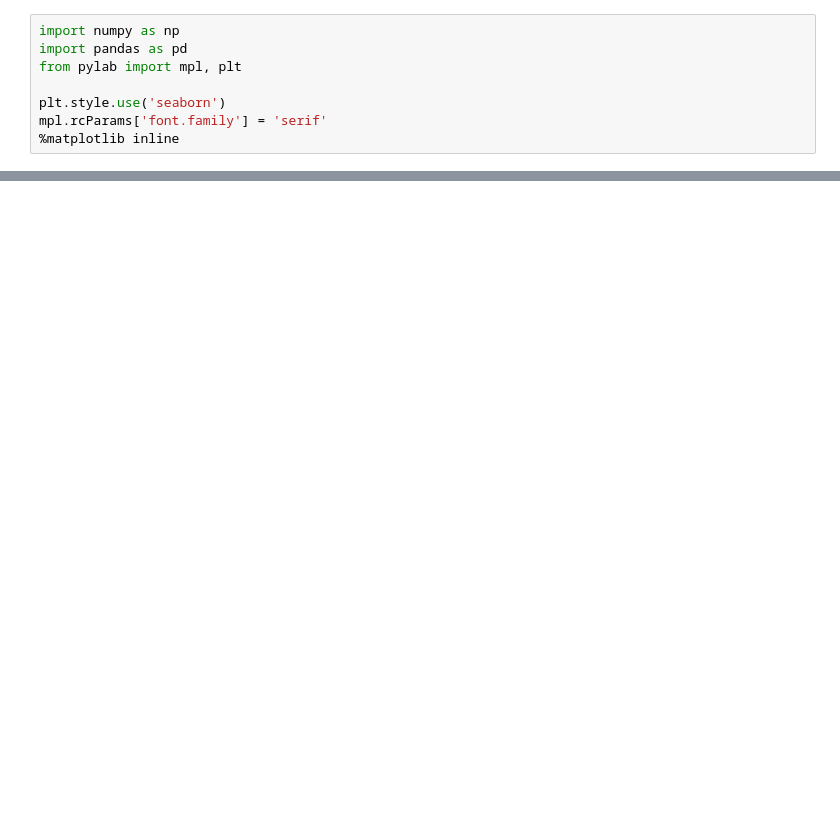
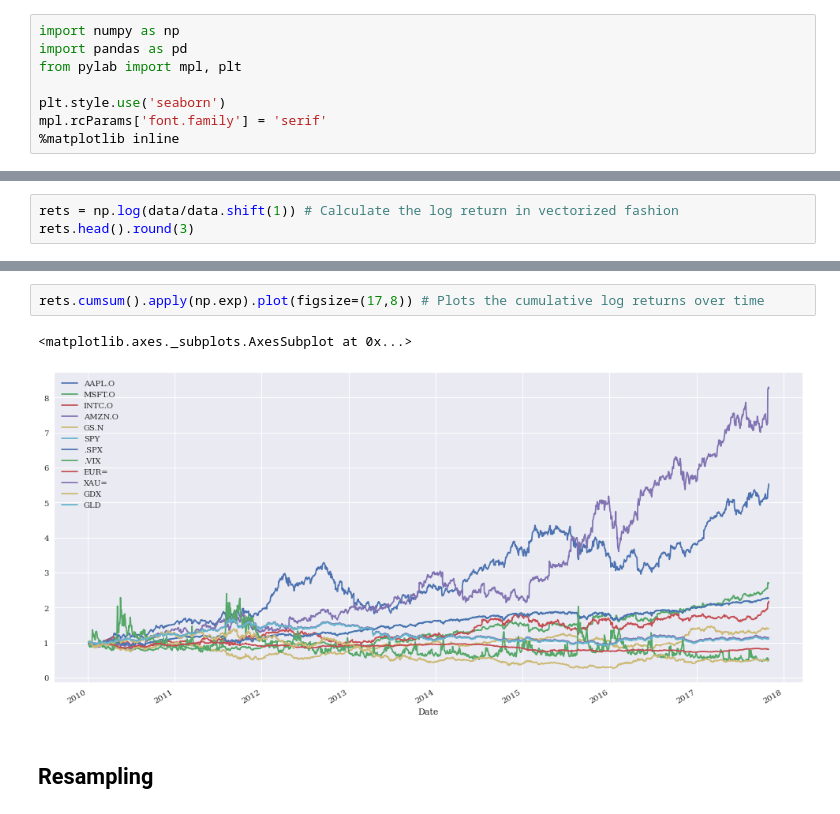
Before and after one commit to GeorgeMavroidis/PythonForFinance, a Jupyter notebook: 5. Financial Time Series.ipynb, the cells around one changed output, grey strips where cells are left out. Saved outputs shown, nothing was run; the diff lists cells and outputs as text; blank space fills up the shorter version.

```diff
--- a/5. Financial Time Series.ipynb
+++ b/5. Financial Time Series.ipynb
@@ -32,0 +185,3 @@ f
+# %%
+rets = np.log(data/data.shift(1)) # Calculate the log return in vectorized fashion
+rets.head().round(3)
@@ -32,0 +196,7 @@ f
+# %%
+rets.cumsum().apply(np.exp).plot(figsize=(17,8)) # Plots the cumulative log returns over time
+# %% [output]
+<matplotlib.axes._subplots.AxesSubplot at 0x...>
+[figure, added]
+# %% [markdown]
+## Resampling
```
Also changed, not shown: parts of 17 cells of this notebook, 1 other file.
